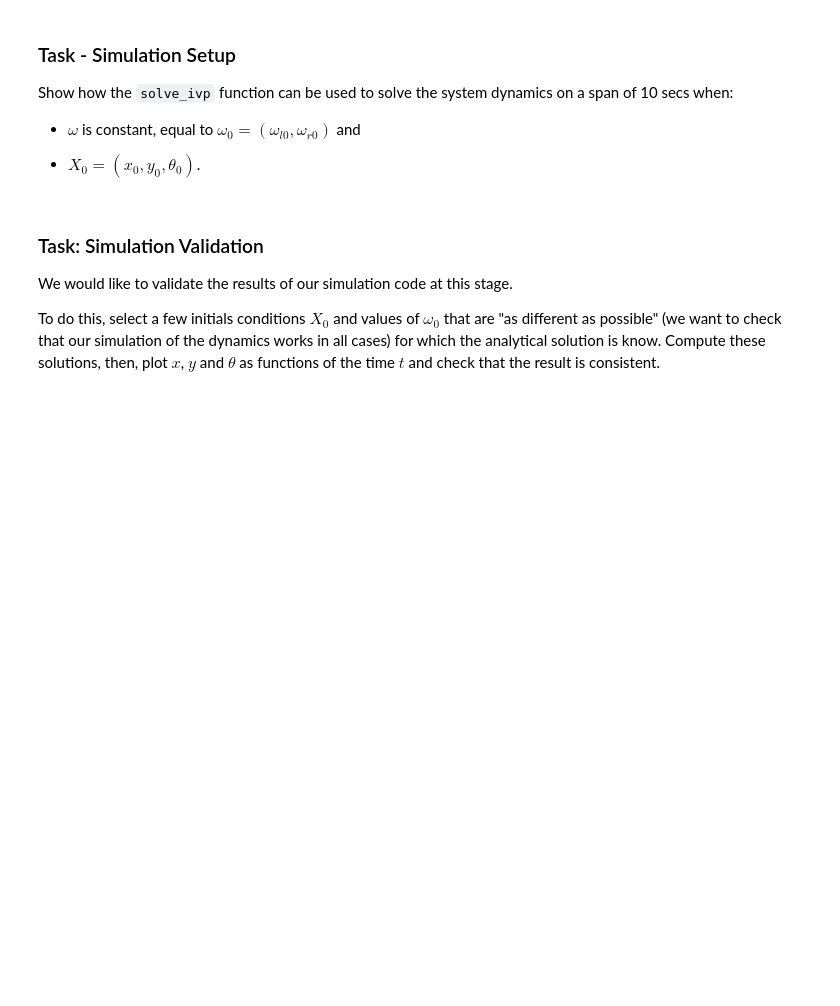
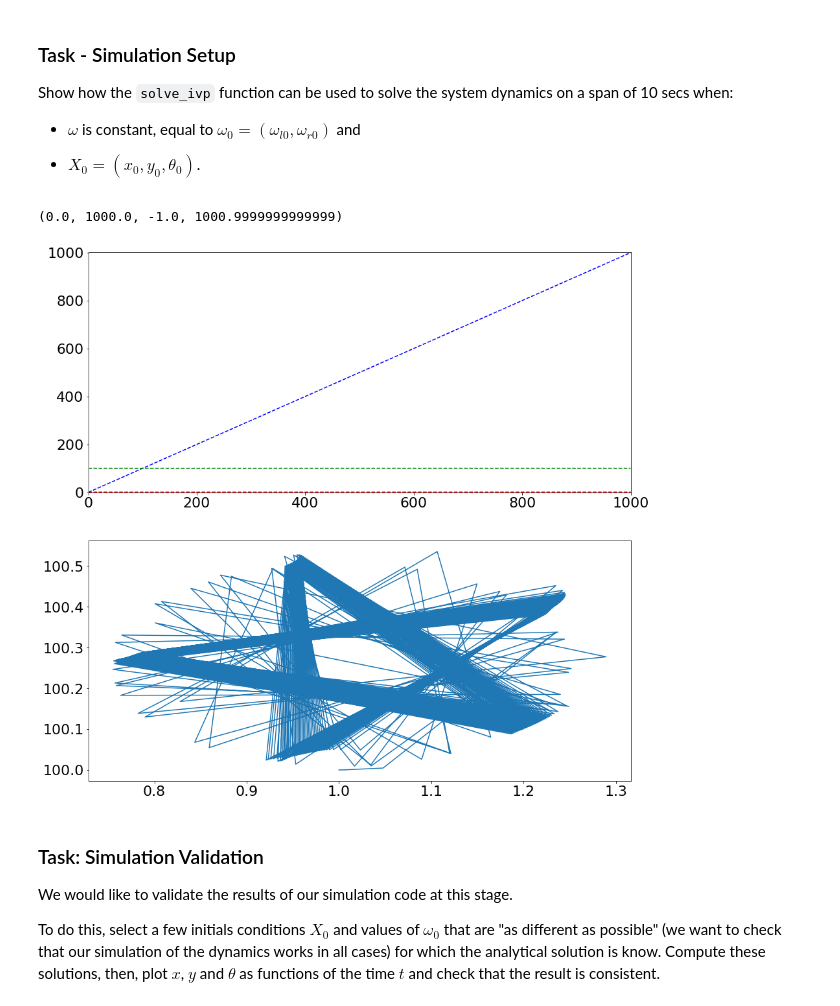
Before and after one commit to zechchair/Automatique-project, a Jupyter notebook: main.ipynb, the cells around one changed output. Cells and saved outputs as stored; diff of their text form; code cells hidden in the pictures; blank space fills up the shorter version.

```diff
--- a/main.ipynb
+++ b/main.ipynb
@@ -34,7 +34,7 @@ R=0.1
 
 Use `matplotlib` to draw an image of the robot in the plane for arbitrary values of $(x, y)$ and $\theta$. The frame will be represented as a circle, the wheels as lines and the nose as a green point.
 # %%
-plt.rcParams.update({'font.size': 22})
+rcParams.update({'font.size': 22})
 figure(figsize=(10, 10), dpi=160)
 axes = gca()
 axes.axis([-1, 1, -1, 1])
@@ -74,11 +74,12 @@ $\dot{y}$ and $\dot{\theta}$ with $\omega_l$ and $\omega_r$.
 Implement a function `f` that computes $\dot{X} = (\dot{x}, \dot{y}, \dot{\theta})$ given $X = (x,y,\theta)$
 and $\omega = (\omega_l, \omega_r)$.
 # %%
-def f(t, X, omega):
-    x, y, theta = X
-    omega_l, omega_r = omega
-    ...
-    dX = array([dx, dy, dtheta])
+def f(t, X):
+    x, y, theta,omega_l, omega_r = X
+    dx =R*(omega_r+omega_l)/2*cos(theta)
+    dy=R*(omega_r+omega_l)/2*sin(theta)
+    dtheta=R*(omega_r-omega_l)/D*2
+    dX = array([dx, dy, dtheta,0,0])
     return dX
 # %% [markdown]
 ### Task - Simulation Setup
@@ -88,6 +89,27 @@ Show how the `solve_ivp` function can be used to solve the system dynamics on a
   - $\omega$ is constant, equal to $\omega_0 = (\omega_{l0}, \omega_{r0})$ and
 
   - $X_0 = (x_0, y_0, \theta_0)$.
+# %%
+options = {
+    "dense_output": True
+}
+fig,(ax1,ax2)=subplots(2,figsize=(15,15))
+tf=1000
+Y0=[1,100,0,0,5]
+result = solve_ivp(f, t_span=[0.0, tf], y0=Y0, **options)
+x = result["y"][0]
+y = result["y"][1]
+theta = result["y"][2]
+t=result.t
+ax2.plot(x,y)
+#plot(x, y, "k--")
+ax1.plot(t,x,"k--",color='r')
+ax1.plot(t,theta,"k--",color='b')
+ax1.plot(t,y,"k--",color='g')
+ax1.axis([0,tf,min([*x, *y,*theta])-1,max([*x,*y,*theta])+1])
+# %% [output]
+(0.0, 1000.0, -1.0, 1000.9999999999999)
+[figure, added]
 # %% [markdown]
 ### Task: Simulation Validation
 
```
Also changed, not shown: parts of 2 cells of this notebook.
